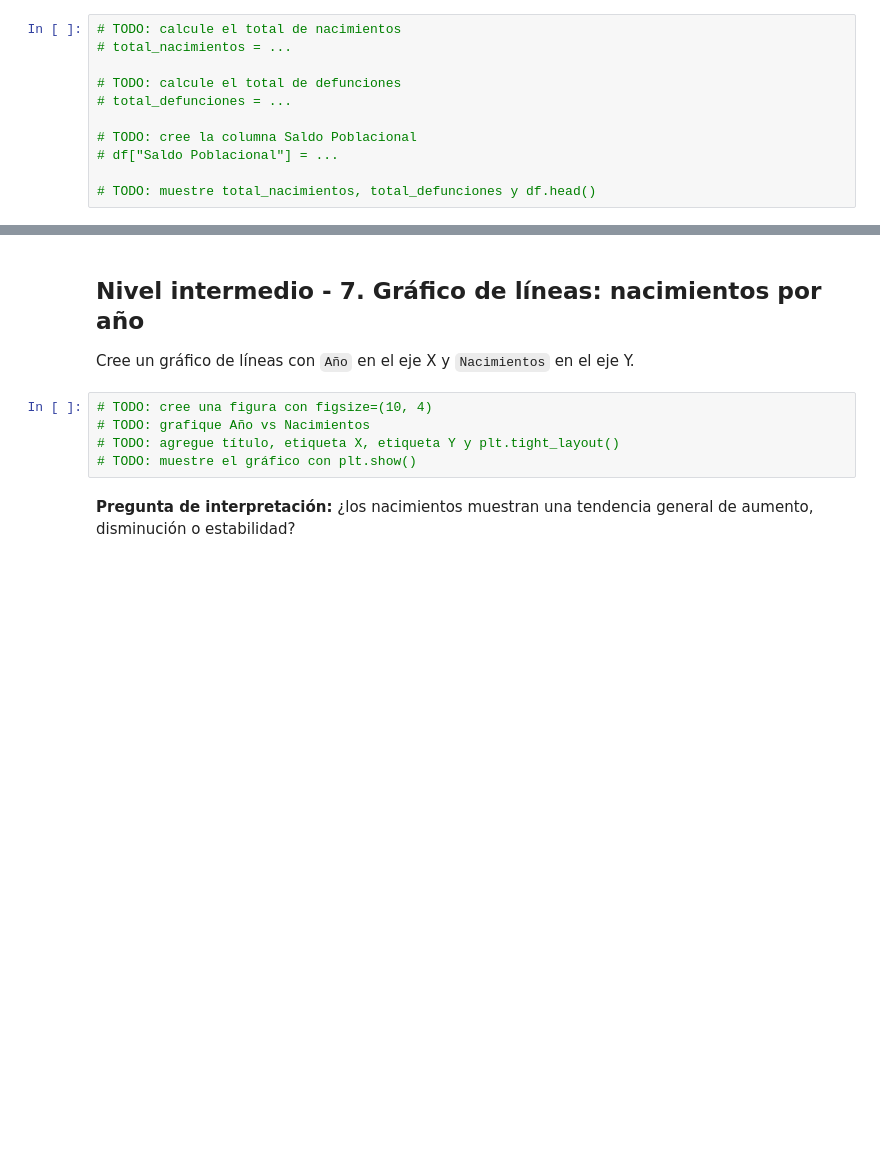
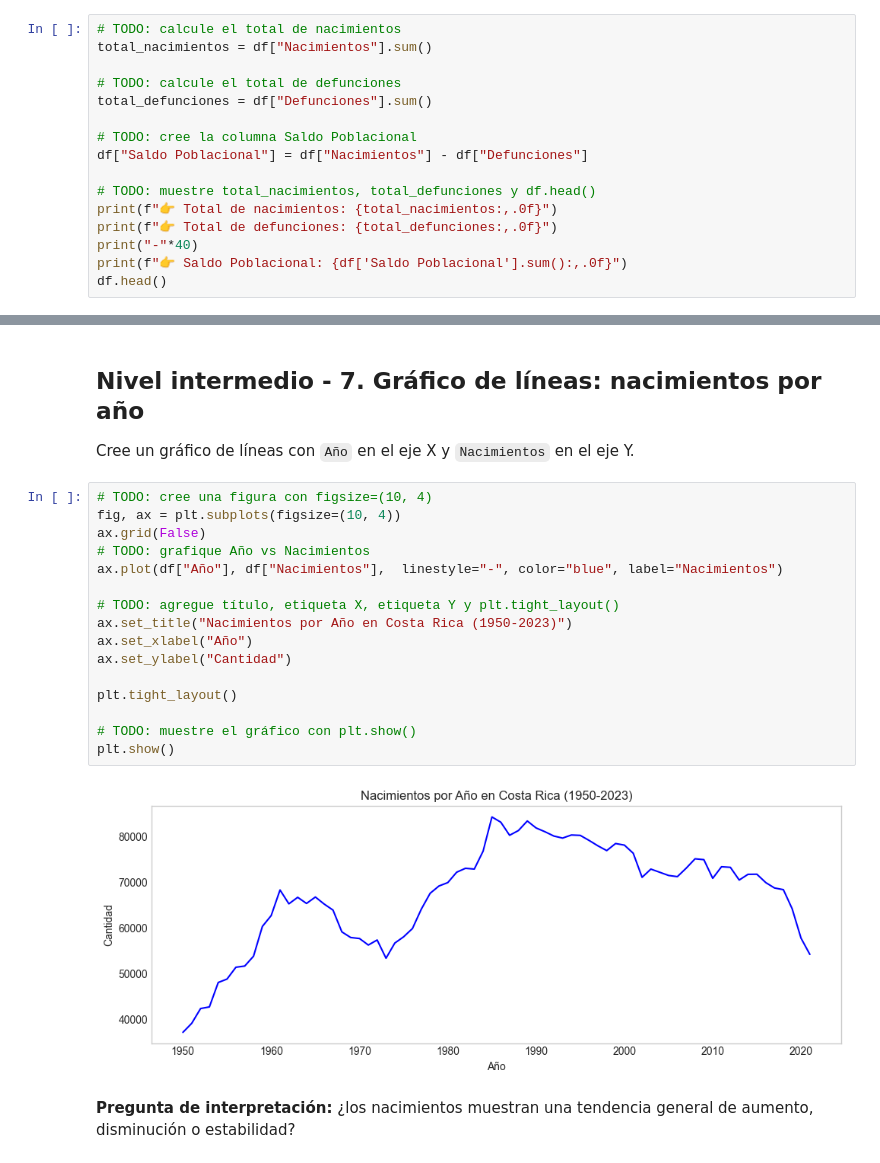
Before and after one commit to odellealhernandez/fundamentos_python, a Jupyter notebook: Matplotlib/02 - Practicar Matplotlib.ipynb, the cells around one changed output, grey strips where cells are left out. Cells and saved outputs as stored; diff of their text form; blank space fills up the shorter version.

```diff
--- a/Matplotlib/02 - Practicar Matplotlib.ipynb
+++ b/Matplotlib/02 - Practicar Matplotlib.ipynb
@@ -186,12 +190,17 @@ Cree un DataFrame con datos desde 2010 en adelante.
 Calcule totales y agregue una columna nueva.
 # %%
 # TODO: calcule el total de nacimientos
-# total_nacimientos = ...
+total_nacimientos = df["Nacimientos"].sum()
 
 # TODO: calcule el total de defunciones
-# total_defunciones = ...
+total_defunciones = df["Defunciones"].sum()
 
 # TODO: cree la columna Saldo Poblacional
-# df["Saldo Poblacional"] = ...
+df["Saldo Poblacional"] = df["Nacimientos"] - df["Defunciones"]
 
 # TODO: muestre total_nacimientos, total_defunciones y df.head()
+print(f"👉 Total de nacimientos: {total_nacimientos:,.0f}")
+print(f"👉 Total de defunciones: {total_defunciones:,.0f}")
+print("-"*40)
+print(f"👉 Saldo Poblacional: {df['Saldo Poblacional'].sum():,.0f}")
+df.head()
@@ -203,9 +223,22 @@ Calcule totales y agregue una columna nueva.
 Cree un gráfico de líneas con `Año` en el eje X y `Nacimientos` en el eje Y.
 # %%
 # TODO: cree una figura con figsize=(10, 4)
+fig, ax = plt.subplots(figsize=(10, 4))
+ax.grid(False)
 # TODO: grafique Año vs Nacimientos
+ax.plot(df["Año"], df["Nacimientos"],  linestyle="-", color="blue", label="Nacimientos")
+
 # TODO: agregue título, etiqueta X, etiqueta Y y plt.tight_layout()
+ax.set_title("Nacimientos por Año en Costa Rica (1950-2023)")
+ax.set_xlabel("Año")
+ax.set_ylabel("Cantidad")
+
+plt.tight_layout()
+
 # TODO: muestre el gráfico con plt.show()
+plt.show()
+# %% [output]
+[figure, added]
 # %% [markdown]
 **Pregunta de interpretación:** ¿los nacimientos muestran una tendencia general de aumento, disminución o estabilidad?
 # %% [markdown]
```
Also changed, not shown: parts of 9 cells of this notebook.
